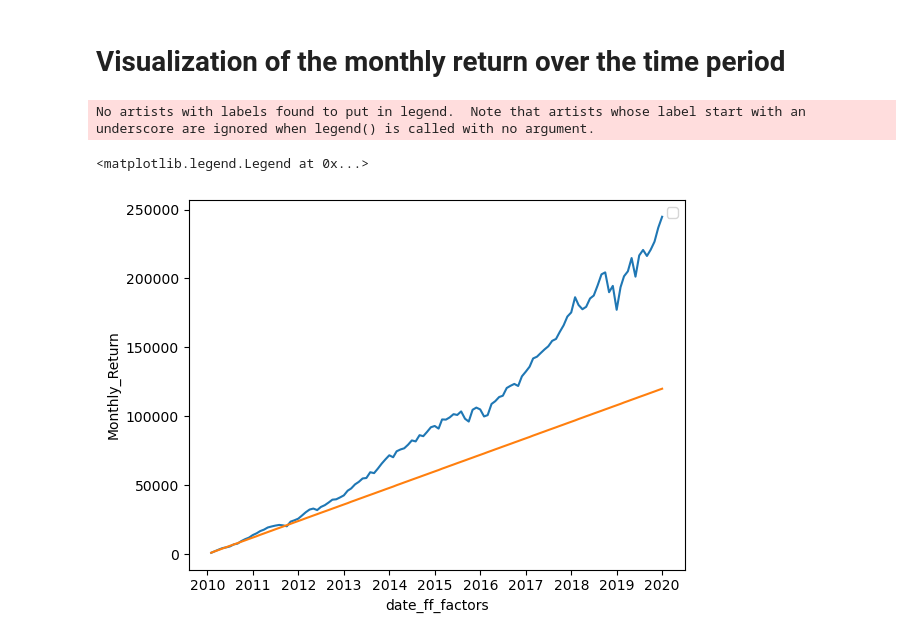
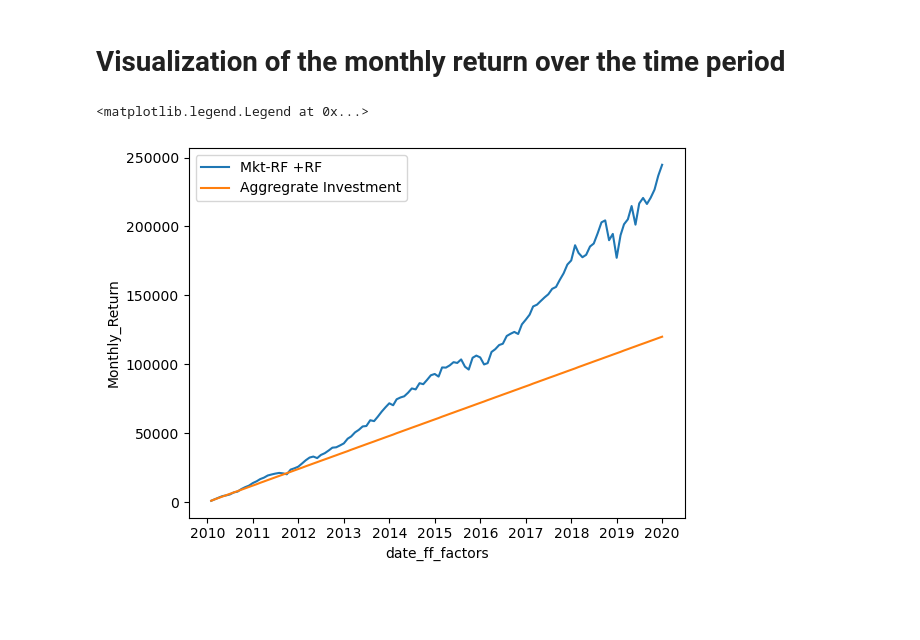
Before and after one commit to Priyagha/Portfolio_Returns, a Jupyter notebook: Portfolio_Returns.ipynb, the cells around one changed output. Cells and saved outputs as stored; diff of their text form; code cells hidden in the pictures; blank space fills up the shorter version.

Commit message:
Adding legends to the plot

```diff
--- a/Portfolio_Returns.ipynb
+++ b/Portfolio_Returns.ipynb
@@ -68,10 +68,9 @@ ff3_monthly
 # %% [markdown]
 # Visualization of the monthly return over the time period
 # %%
-sns.lineplot(data=ff3_monthly, x = 'date_ff_factors', y = 'Monthly_Return')
-sns.lineplot(data=ff3_monthly, x = 'date_ff_factors', y = 'Monthly_Amt_Aggregate')
+sns.lineplot(data=ff3_monthly, x = 'date_ff_factors', y = 'Monthly_Return', label = 'Mkt-RF +RF')
+sns.lineplot(data=ff3_monthly, x = 'date_ff_factors', y = 'Monthly_Amt_Aggregate', label = 'Aggregrate Investment' )
 plt.legend()
 # %% [output]
-No artists with labels found to put in legend.  Note that artists whose label start with an underscore are ignored when legend() is called with no argument.
+<matplotlib.legend.Legend at 0x...>
-<matplotlib.legend.Legend at 0x...>
-[figure, old version]
+[figure, new version]
```
